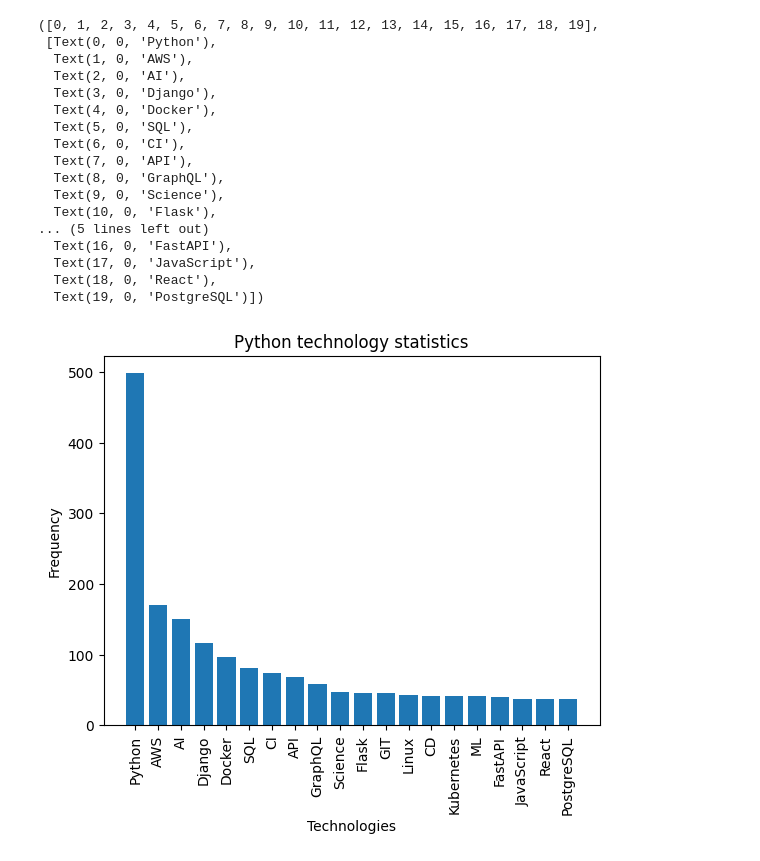
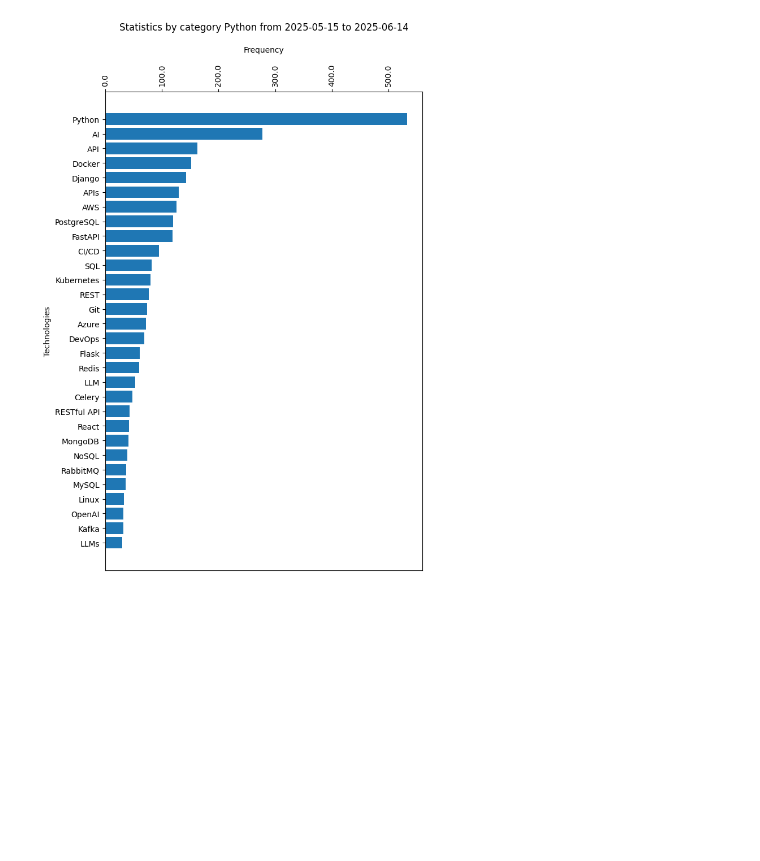
Before and after one commit to AKrekhovetskyi/tech-trend-stat, a Jupyter notebook: techtrendanalysis/analysis.ipynb, the cells around one changed output. Saved outputs shown, nothing was run; the diff lists cells and outputs as text; code cells hidden in the pictures; blank space fills up the shorter version.

Commit message:
refactor: create vertical diagram

```diff
--- a/techtrendanalysis/analysis.ipynb
+++ b/techtrendanalysis/analysis.ipynb
@@ -13,26 +34,36 @@ with CollectionStatistics() as collection_stats:
-# %%
-technology_frequency = statistics["technology_frequency"]
-plt.bar(technology_frequency.keys(), technology_frequency.values())
-plt.title(f"{statistics['category']} technology statistics")
-plt.xlabel("Technologies")
-plt.ylabel("Frequency")
-plt.xticks(rotation=90)
-# %% [output]
-([0, 1, 2, 3, 4, 5, 6, 7, 8, 9, 10, 11, 12, 13, 14, 15, 16, 17, 18, 19],
- [Text(0, 0, 'Python'),
-  Text(1, 0, 'AWS'),
-  Text(2, 0, 'AI'),
-  Text(3, 0, 'Django'),
-  Text(4, 0, 'Docker'),
-  Text(5, 0, 'SQL'),
-  Text(6, 0, 'CI'),
-  Text(7, 0, 'API'),
-  Text(8, 0, 'GraphQL'),
-  Text(9, 0, 'Science'),
-  Text(10, 0, 'Flask'),
-... (5 lines left out)
-  Text(16, 0, 'FastAPI'),
-  Text(17, 0, 'JavaScript'),
-  Text(18, 0, 'React'),
-  Text(19, 0, 'PostgreSQL')])
-[figure, removed]
+# %%
+# Limit to top 30 technologies
+elements_number = min(len(statistics["technology_frequency"]), 30)
+technology_frequency = dict(list(statistics["technology_frequency"].items())[:elements_number])
+
+# Plot title
+title = (
+    f"Statistics by category {statistics['category']} from {statistics['from_datetime'][:10]} "
+    f"to {statistics['to_datetime'][:10]}"
+)
+
+# Create figure and axis
+fig, ax = plt.subplots(figsize=(7, 10))
+
+# Horizontal bar chart (reversing order to display highest value at top)
+ax.barh(list(technology_frequency.keys())[::-1], list(technology_frequency.values())[::-1])
+
+# Title
+ax.set_title(title, pad=20)
+
+# Move x-axis label to top
+ax.set_xlabel("Frequency", labelpad=15)
+ax.xaxis.set_label_position("top")
+ax.xaxis.tick_top()
+
+# Y-axis label
+ax.set_ylabel("Technologies")
+
+# Adjust tick labels
+ax.tick_params(axis="x", top=True, labeltop=True, bottom=False, labelbottom=False)
+ax.set_xticklabels(ax.get_xticks(), rotation=90)
+
+# Tight layout for better spacing
+fig.tight_layout()
+# %% [output]
+[figure, added]
```
Also changed, not shown: parts of 2 cells of this notebook.
